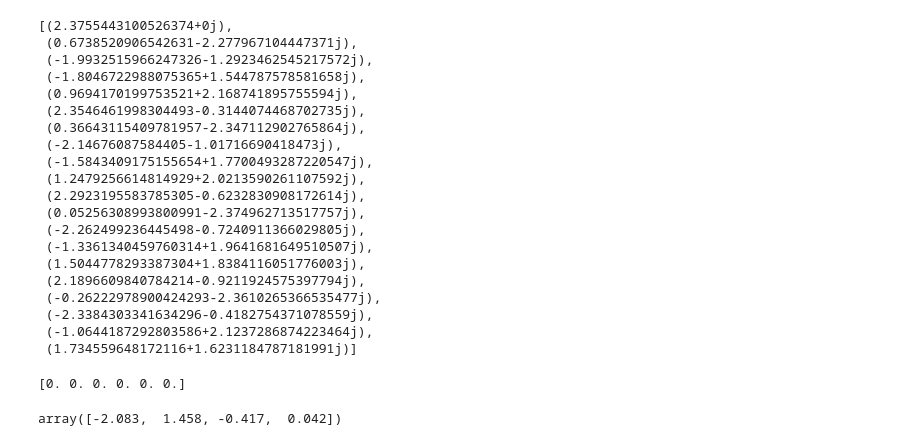
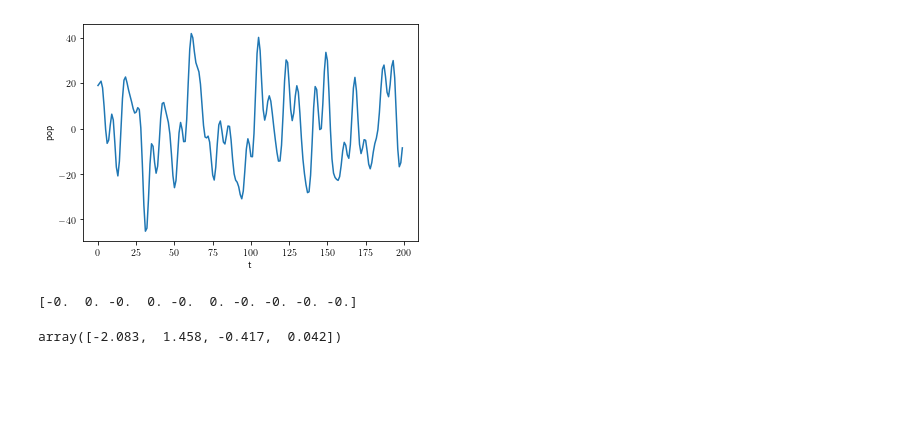
Before and after one commit to kenflat2/Nonlinear-Regression, a Jupyter notebook: Simulation Results Round 1.ipynb, the cells around one changed output. Saved outputs shown, nothing was run; the diff lists cells and outputs as text; code cells hidden in the pictures; blank space fills up the shorter version.

```diff
--- a/Simulation Results Round 1.ipynb
+++ b/Simulation Results Round 1.ipynb
@@ -20,42 +20,29 @@ plt.rcParams['text.usetex'] = True
 %load_ext autoreload
 %autoreload 2
 %matplotlib notebook
-# %%
-AR_coefs = np.array([-3,2,6])
-l = len(AR_coefs)
-
-A = np.zeros((l,l))
-A[0,:] = AR_coefs
-A[1:,:-1] = np.identity(l-1)
-# %%
-X = np.zeros(200)
-X[1] = rand.normal(1)
-
-for i in range(200-1-l):
-    X[i+1] = (A @ X[i:i+l])[0]
-# %%
-[X[1] * (np.exp(5j)) ** e for e in range(20)]
-# %% [output]
-[(2.3755443100526374+0j),
- (0.6738520906542631-2.277967104447371j),
- (-1.9932515966247326-1.2923462545217572j),
- (-1.8046722988075365+1.544787578581658j),
- (0.9694170199753521+2.168741895755594j),
- (2.3546461998304493-0.3144074468702735j),
- (0.36643115409781957-2.347112902765864j),
- (-2.14676087584405-1.01716690418473j),
- (-1.5843409175155654+1.7700493287220547j),
- (1.2479256614814929+2.0213590261107592j),
- (2.2923195583785305-0.6232830908172614j),
- (0.05256308993800991-2.374962713517757j),
- (-2.262499236445498-0.7240911366029805j),
- (-1.3361340459760314+1.9641681649510507j),
- (1.5044778293387304+1.8384116051776003j),
- (2.1896609840784214-0.9211924575397794j),
- (-0.26222978900424293-2.3610265366535477j),
- (-2.3384303341634296-0.4182754371078559j),
- (-1.0644187292803586+2.1237286874223464j),
- (1.734559648172116+1.6231184787181991j)]
+# %%
+def generateLinearSeries(length=200,b=0.1,p=3):
+    eigenvalues = np.exp(rand.random(p)*1j)
+
+    # generate column vector basis of R^p, ensure non singular
+    V = rand.random((p,p))
+    while abs(la.det(V)) < 0.01:
+        V = rand.random((p,p))
+
+    # generate our linear model
+    A = V @ np.identity(p) * eigenvalues @ la.inv(V)
+
+    X = np.zeros((200,p),dtype=complex)
+    X[0] = rand.normal(p)
+
+    for i in range(200-1):
+        X[i+1] = (A @ X[i]) + rand.normal(0,b,p)
+
+    return X
+# %%
+plotTS(generateLinearSeries(b=0,p=20)[:,0])
+# %% [output]
+[figure, added]
 # %%
 def rand_disc(n, minimum=0,maximum=1):
     return np.sign(rand.uniform(-1,1,size=n))*rand.uniform(minimum,maximum,size=n)
@@ -85,12 +72,12 @@ def eval_poly(coefs, value):
 # %%
 np.set_printoptions(suppress=True, precision=3)
 
-roots = rand_disc(6,2,3)
+roots = rand_disc(10,2,3)
 coefs = calculate_coeff(roots)
 
 print(np.array(list([eval_poly(coefs,root) for root in roots])))
 # %% [output]
-[0. 0. 0. 0. 0. 0.]
+[-0.  0. -0.  0. -0.  0. -0. -0. -0. -0.]
 # %%
 
 
```
Also changed, not shown: parts of 6 cells of this notebook, 2 other files.
